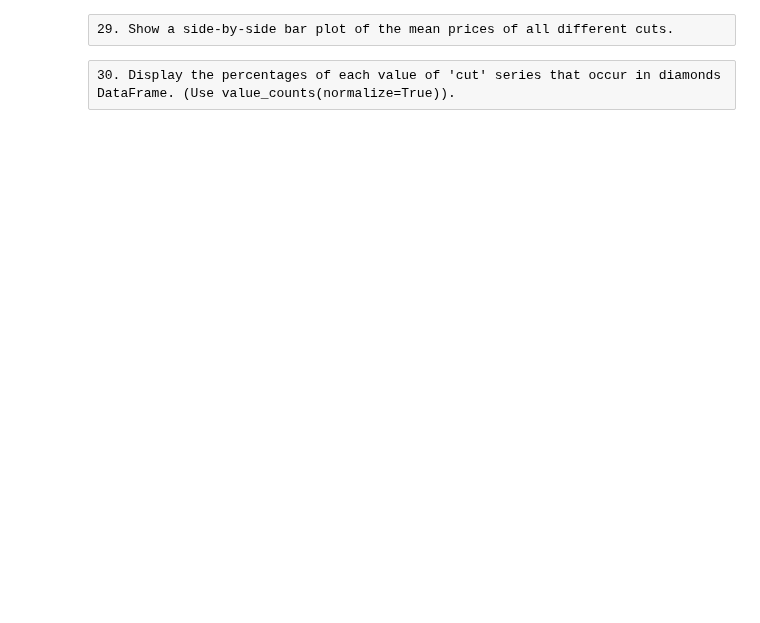
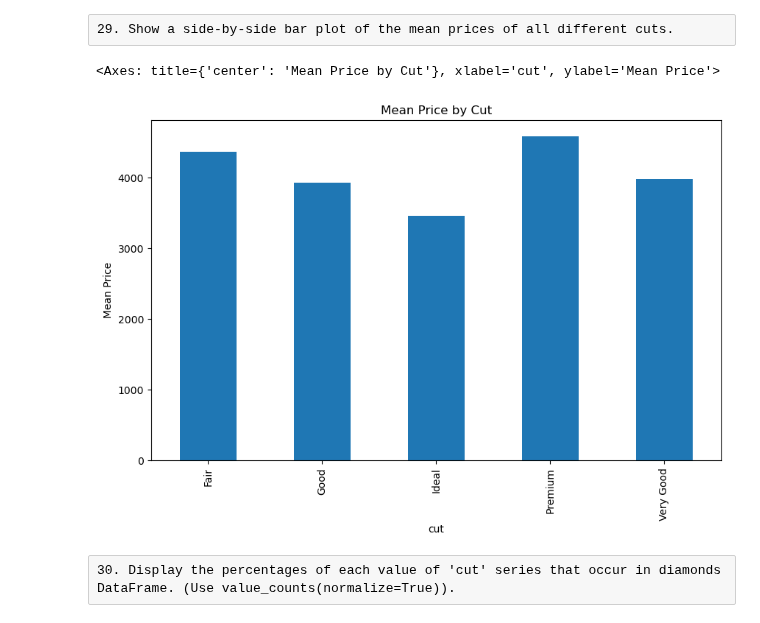
Before and after one commit to alejandro-serrano/miacd, a Jupyter notebook: 1. Data Science Tools/1.2 Pandas/Pandas Exercises 1.ipynb, the cells around one changed output. Saved outputs shown, nothing was run; the diff lists cells and outputs as text; code cells hidden in the pictures; blank space fills up the shorter version.

```diff
--- a/1. Data Science Tools/1.2 Pandas/Pandas Exercises 1.ipynb
+++ b/1. Data Science Tools/1.2 Pandas/Pandas Exercises 1.ipynb
@@ -346,4 +403,10 @@ df.select_dtypes(include=['number'])
 # %% [raw]
 29. Show a side-by-side bar plot of the mean prices of all different cuts.
+# %%
+mean_prices = df.groupby('cut')['price'].mean()
+mean_prices.plot(kind='bar', figsize=(10, 6), title='Mean Price by Cut', ylabel='Mean Price')
+# %% [output]
+<Axes: title={'center': 'Mean Price by Cut'}, xlabel='cut', ylabel='Mean Price'>
+[figure, added]
 # %% [raw]
 30. Display the percentages of each value of 'cut' series that occur in diamonds DataFrame. (Use value_counts(normalize=True)).
```
Also changed, not shown: parts of 9 cells of this notebook.
